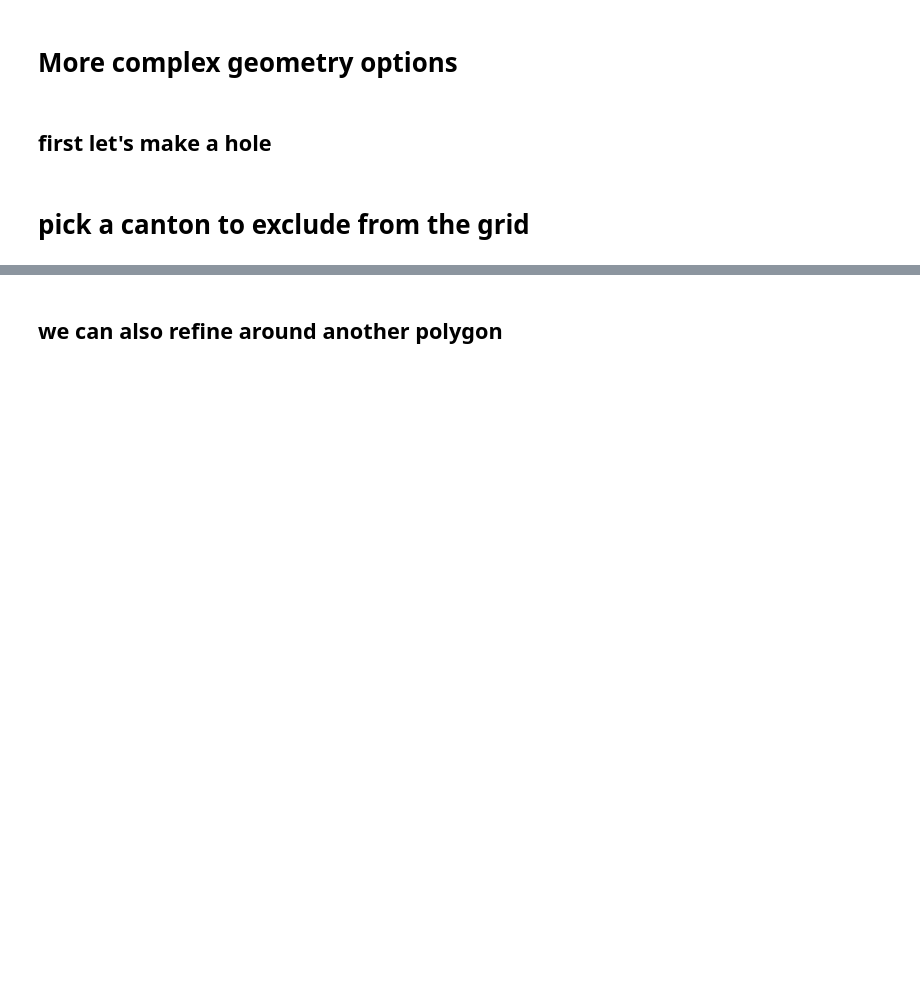
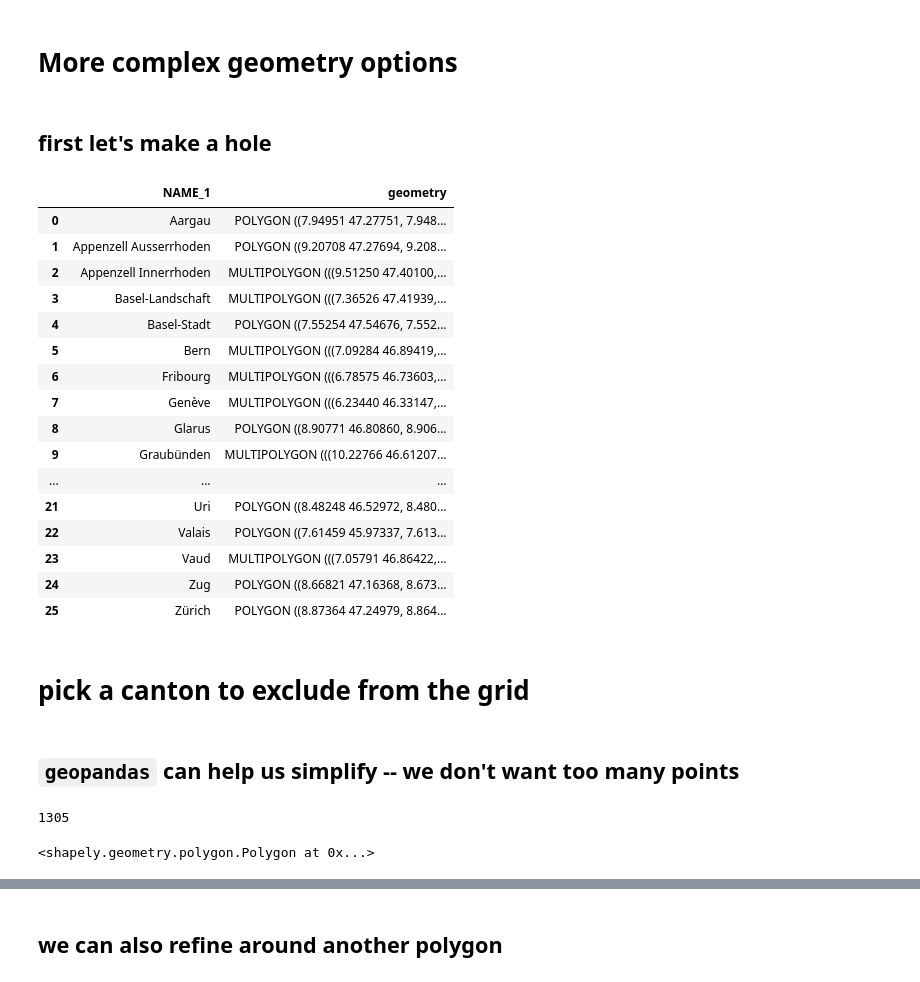
Before and after one commit to mnfienen/mf6flopy2019_Neuchatel, a Jupyter notebook: notebooks/unstructured_grids/triangle.ipynb, the cells around one changed output, grey strips where cells are left out. Cells and saved outputs as stored; diff of their text form; code cells hidden in the pictures; blank space fills up the shorter version.

```diff
--- a/notebooks/unstructured_grids/triangle.ipynb
+++ b/notebooks/unstructured_grids/triangle.ipynb
@@ -24,2 +41,0 @@ ch_cantons.geometry
-# %%
-ch_cantons.geometry = ch_cantons.geometry.convex_hull
@@ -152,4 +195,22 @@ pmv.plot_specific_discharge(spdis)
 # %%
-ch_cantons.NAME_1
+ch_cantons[['NAME_1','geometry']]
+# %% [output]
+|  | NAME_1 | geometry |
+| 0 | Aargau | POLYGON ((7.94951 47.27751, 7.948... |
+| 1 | Appenzell Ausserrhoden | POLYGON ((9.20708 47.27694, 9.208... |
+| 2 | Appenzell Innerrhoden | MULTIPOLYGON (((9.51250 47.40100,... |
+| 3 | Basel-Landschaft | MULTIPOLYGON (((7.36526 47.41939,... |
+| 4 | Basel-Stadt | POLYGON ((7.55254 47.54676, 7.552... |
+| 5 | Bern | MULTIPOLYGON (((7.09284 46.89419,... |
+| 6 | Fribourg | MULTIPOLYGON (((6.78575 46.73603,... |
+| 7 | Genève | MULTIPOLYGON (((6.23440 46.33147,... |
+| 8 | Glarus | POLYGON ((8.90771 46.80860, 8.906... |
+| 9 | Graubünden | MULTIPOLYGON (((10.22766 46.61207... |
+| ... | ... | ... |
+| 21 | Uri | POLYGON ((8.48248 46.52972, 8.480... |
+| 22 | Valais | POLYGON ((7.61459 45.97337, 7.613... |
+| 23 | Vaud | MULTIPOLYGON (((7.05791 46.86422,... |
+| 24 | Zug | POLYGON ((8.66821 47.16368, 8.673... |
+| 25 | Zürich | POLYGON ((8.87364 47.24979, 8.864... |
 # %% [markdown]
 # pick a canton to exclude from the grid
@@ -155,0 +219,2 @@ ch_cantons.NAME_1
+# %% [markdown]
+## `geopandas` can help us simplify -- we don't want too many points
@@ -155,0 +223,6 @@ ch_cantons.NAME_1
+# %%
+print(len(hole_poly_df.geometry.values[0].boundary.xy[0]))
+hole_poly_df.geometry.values[0]
+# %% [output]
+1305
+<shapely.geometry.polygon.Polygon at 0x...>
```
Also changed, not shown: parts of 45 cells of this notebook.
